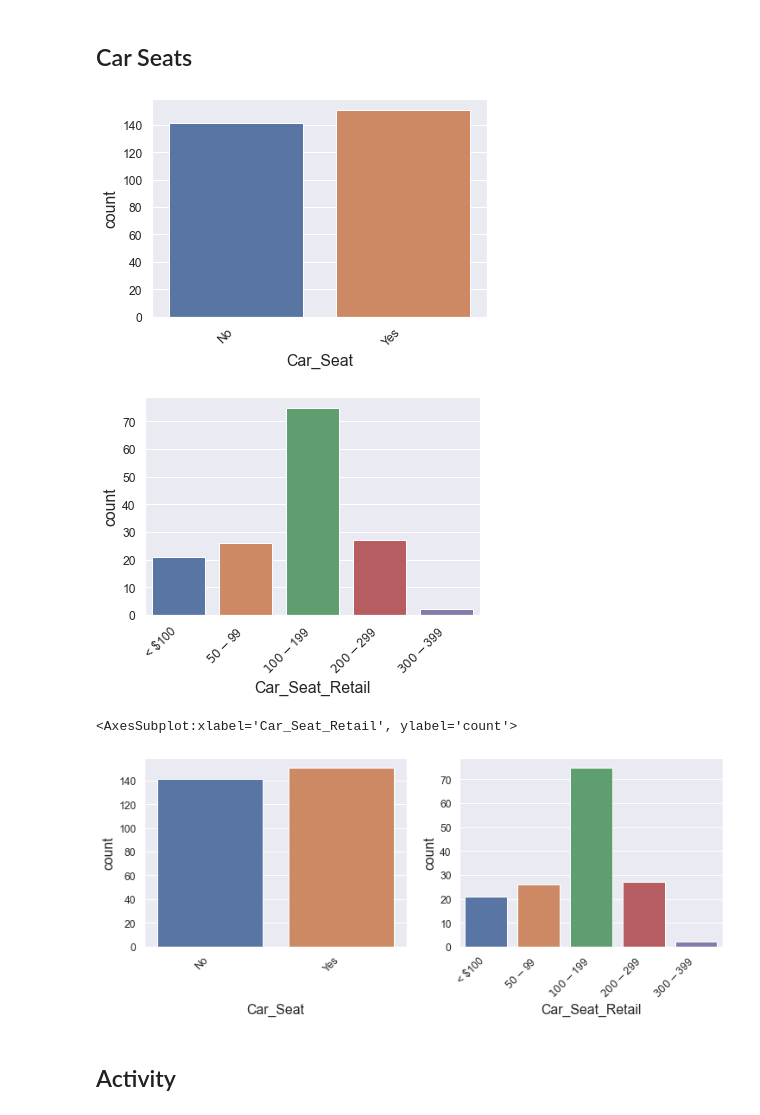
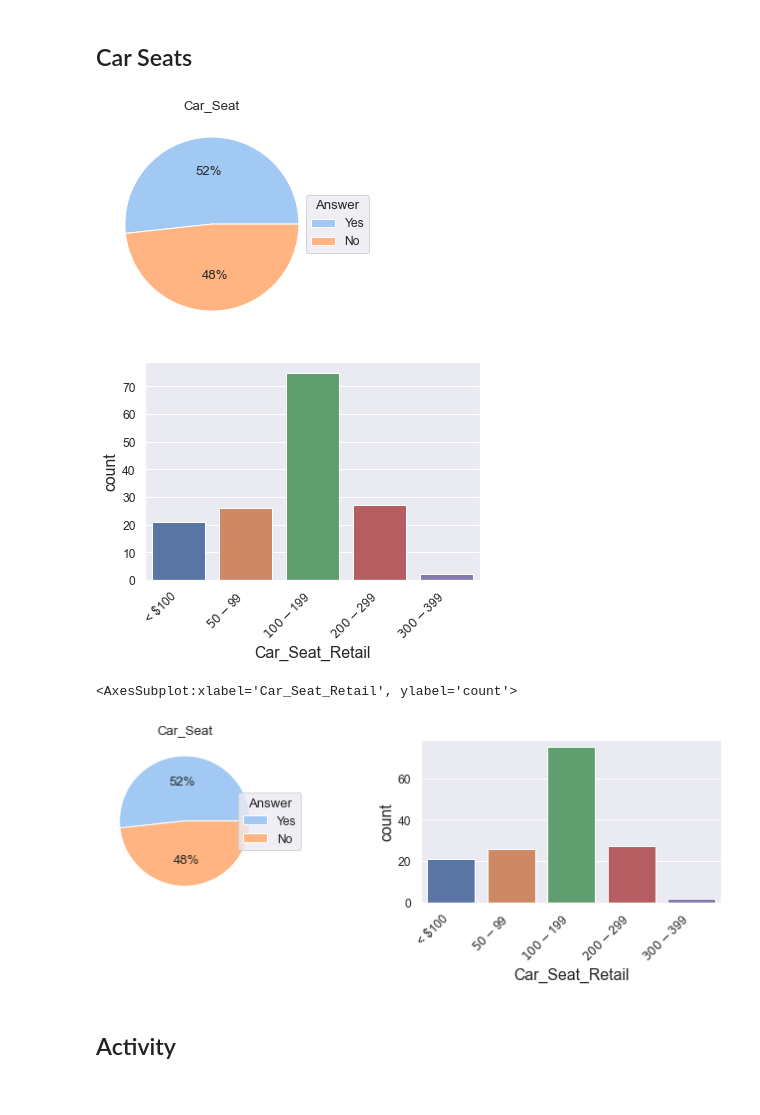
Before and after one commit to markhary/emba912_survey, a Jupyter notebook: ruby.ipynb, the cells around one changed output. Drawn from its saved outputs; the diff is of its cells as text; code cells hidden in the pictures.

```diff
--- a/ruby.ipynb
+++ b/ruby.ipynb
@@ -111,6 +111,7 @@ def create_pie_chart(data, column, save, ax=None, save_filename=None):
     data = [n_yes, n_no]
     ax.pie(data, colors=colors, autopct='%.0f%%');
     ax.legend(title="Answer", loc="center right", labels=labels, bbox_to_anchor=(1, 0, 0.25, 1))
+    ax.set_title(column)
 
     if save:
         save_figure(fig, save_filename)
@@ -463,23 +465,23 @@ save_figure(chart.get_figure(), "Spend_Combined_Filtered")
 # %%
 #Car_Seat                           object
 #Car_Seat_Retail                    object
-create_countplot(survey_data, "Car_Seat", True, NO_YES)
+create_pie_chart(survey_data, "Car_Seat", True)
 create_countplot(survey_data, "Car_Seat_Retail", True,
                 [
                     '< $100',
                     '$50 - $99',
                     '$100 - $199',
                     '$200 - $299',
                     '$300 - $399'
                 ]
                 )
 # %% [output]
-[figure, old version]
+[figure, new version]
 [figure]
 <AxesSubplot:xlabel='Car_Seat_Retail', ylabel='count'>
 # %%
-fig, axes = plt.subplots(1,2, figsize=(12,4));
-create_countplot(survey_data, "Car_Seat", False, NO_YES, ax=axes[0])
+fig, axes = plt.subplots(1,2, figsize=(10,4));
+create_pie_chart(survey_data, "Car_Seat", False, ax=axes[0])
 create_countplot(survey_data, "Car_Seat_Retail", False,
                 [
                     '< $100',
@@ -493,10 +495,11 @@ create_countplot(survey_data, "Car_Seat_Retail", False,
 #axes[0].yaxis.set_tick_params(which='both', labelbottom=True)
 #axes[1].yaxis.set_tick_params(which='both', labelbottom=True)
 #axes[2].yaxis.set_tick_params(which='both', labelbottom=True)
+fig.tight_layout()
 fig.align_xlabels(axes)
 save_figure(fig, 'Car_Seat_Car_Seat_Retail');
 # %% [output]
-[figure, old version]
+[figure, new version]
 # %% [markdown]
 ## Activity
 # %%
```
Also changed, not shown: parts of 11 cells of this notebook, 24 other files.
